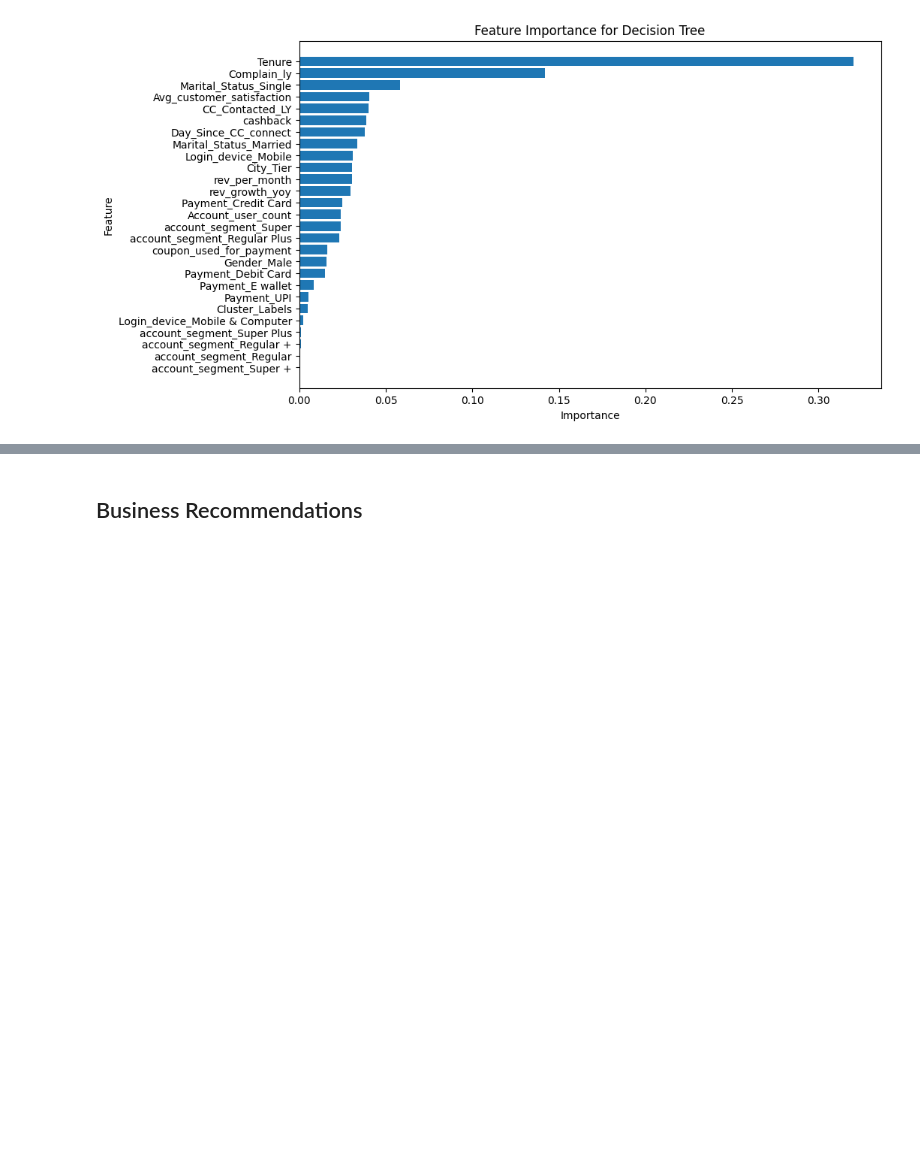
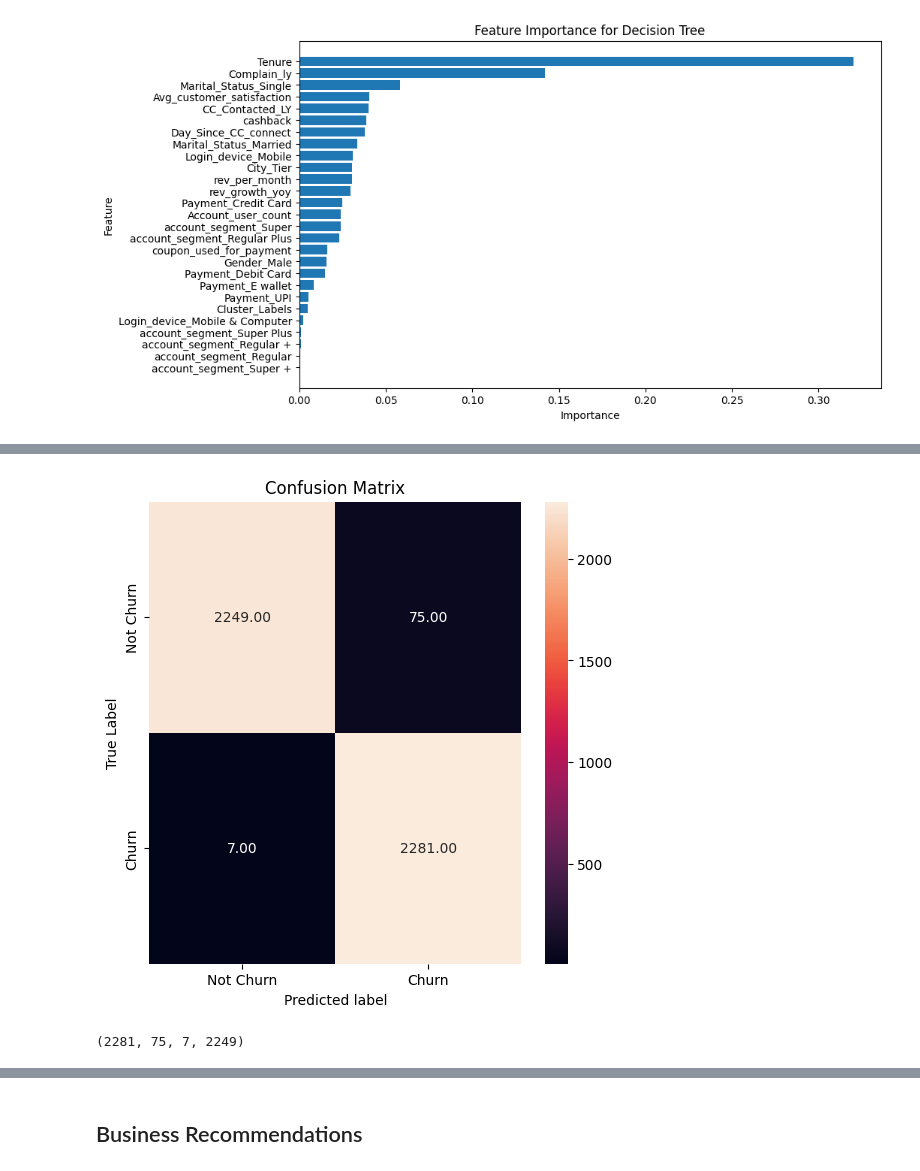
Before and after one commit to avikumart/Customer-Churn-Prediction, a Jupyter notebook: customer-churn-prediction-modeling.ipynb, the cells around one changed output, grey strips where cells are left out. Cells and saved outputs as stored; diff of their text form; code cells hidden in the pictures; blank space fills up the shorter version.

```diff
--- a/customer-churn-prediction-modeling.ipynb
+++ b/customer-churn-prediction-modeling.ipynb
@@ -1116,0 +1227,13 @@ plt.show()
+# %%
+# 2. knn modeling
+knn = KNeighborsClassifier(n_neighbors=3)
+knn.fit(X_train,y_train)
+y_pred1 = knn.predict(X_test)
+classif_report1 = classification_report(y_test,y_pred1)
+accuracy1 = accuracy_score(y_test, y_pred1)
+precision1 = precision_score(y_test, y_pred1)
+recall1 = recall_score(y_test, y_pred1)
+print(classif_report1)
+print(accuracy1)
+print(recall1)
+print(precision1)
@@ -1116,0 +1253,6 @@ plt.show()
+# %%
+# confusion matrix for KNN algorithma
+confusion_matri(y_test,y_pred1)
+# %% [output]
+[figure, added]
+(2281, 75, 7, 2249)
```
Also changed, not shown: parts of 22 cells of this notebook.
